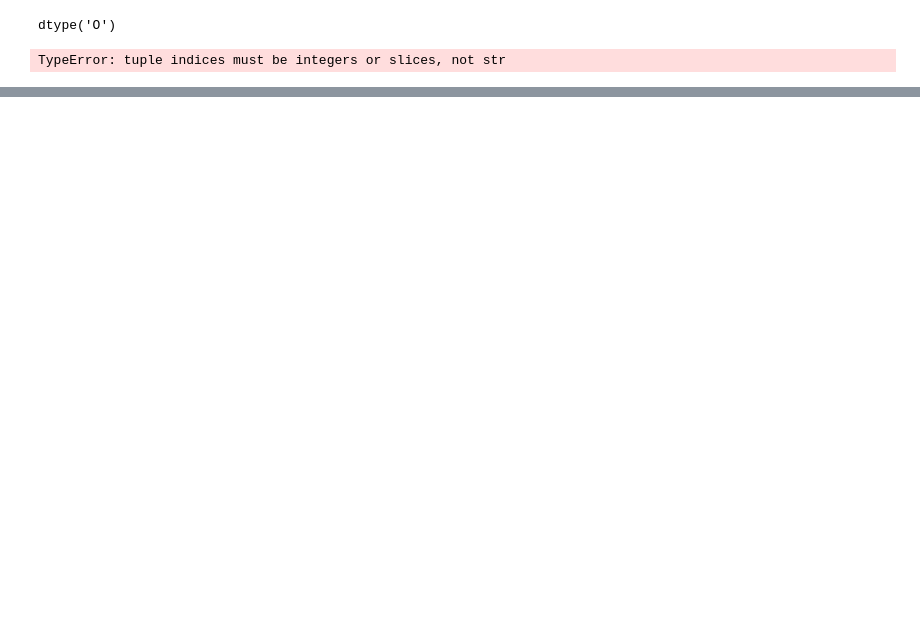
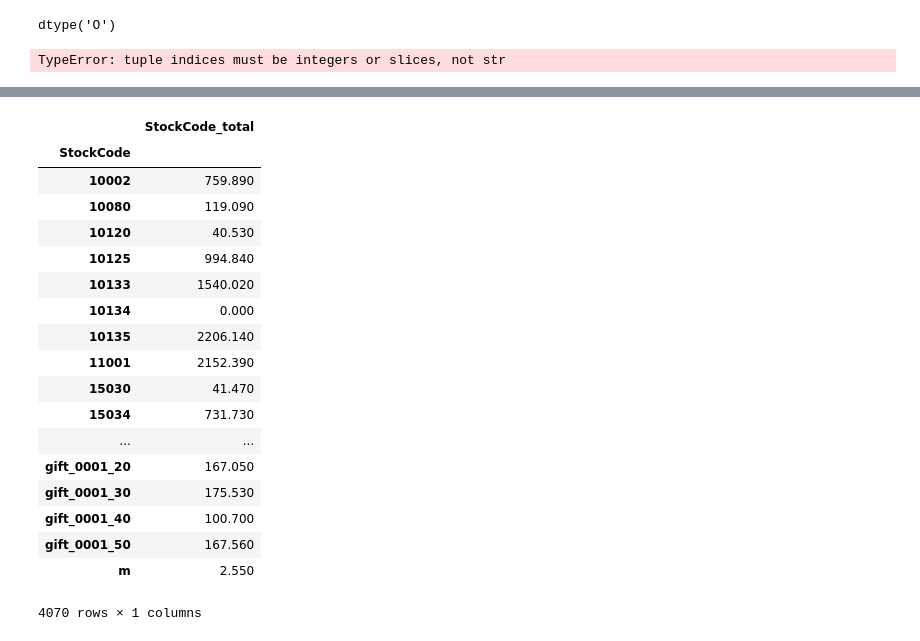
Before and after one commit to rahilshah10/IS, a Jupyter notebook: Zappos/Zappos.ipynb, the cells around one changed output, grey strips where cells are left out. Cells and saved outputs as stored; diff of their text form; code cells hidden in the pictures; blank space fills up the shorter version.

```diff
--- a/Zappos/Zappos.ipynb
+++ b/Zappos/Zappos.ipynb
@@ -122,0 +133,22 @@ Name: StockCode, Length: 3684, dtype: int64
+# %%
+ds.groupby(['StockCode'])[["StockCode_total"]].sum()
+# %% [output]
+|  | StockCode_total |
+| StockCode |  |
+| 10002 | 759.890 |
+| 10080 | 119.090 |
+| 10120 | 40.530 |
+| 10125 | 994.840 |
+| 10133 | 1540.020 |
+| 10134 | 0.000 |
+| 10135 | 2206.140 |
+| 11001 | 2152.390 |
+| 15030 | 41.470 |
+| 15034 | 731.730 |
+| ... | ... |
+| gift_0001_20 | 167.050 |
+| gift_0001_30 | 175.530 |
+| gift_0001_40 | 100.700 |
+| gift_0001_50 | 167.560 |
+| m | 2.550 |
+4070 rows × 1 columns
```
Also changed, not shown: parts of 10 cells of this notebook.
